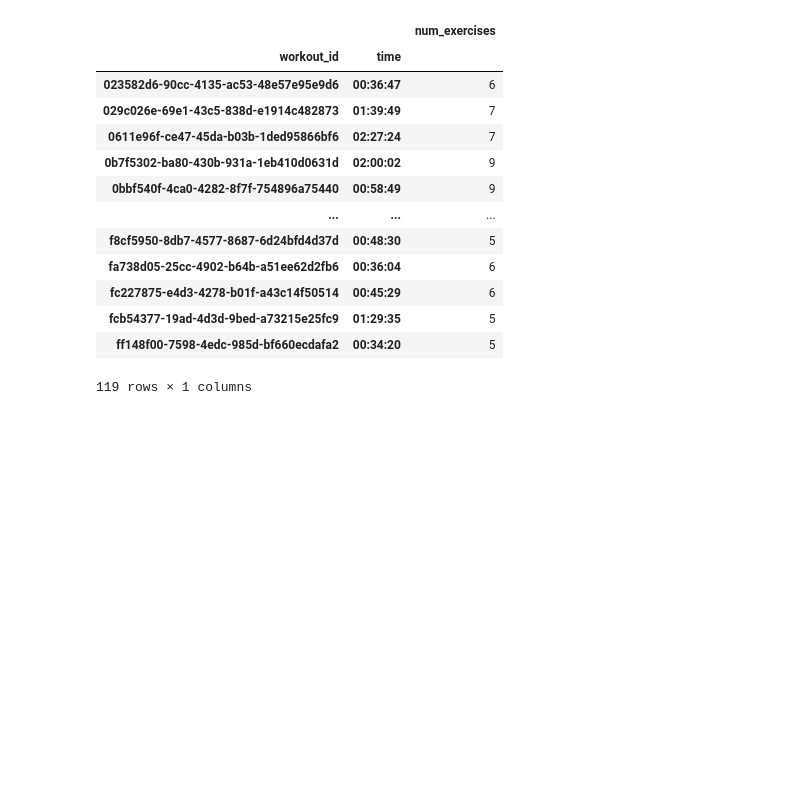
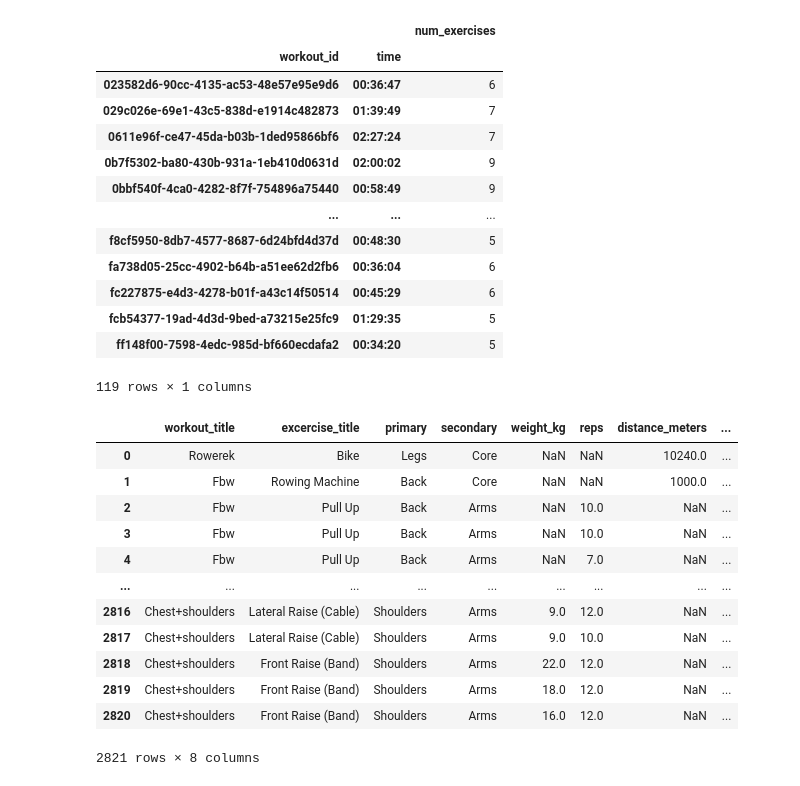
Before and after one commit to Miks007/Public-projects, a Jupyter notebook: Hevy workouts/Hevy_app.ipynb, the cells around one changed output. Drawn from its saved outputs; the diff is of its cells as text; code cells hidden in the pictures; blank space fills up the shorter version.

```diff
--- a/Hevy workouts/Hevy_app.ipynb
+++ b/Hevy workouts/Hevy_app.ipynb
@@ -191,3 +191,28 @@ grouped_workouts
 | fcb54377-19ad-4d3d-9bed-a73215e25fc9 | 01:29:35 | 5 |
 | ff148f00-7598-4edc-985d-bf660ecdafa2 | 00:34:20 | 5 |
 119 rows × 1 columns
+# %%
+import pandas as pd
+df = pd.read_csv('hevy_workouts_2024_06_27.csv', index_col=0)
+df['start_time'] = pd.to_datetime(df['start_time'])
+df['end_time'] = pd.to_datetime(df['end_time'])
+df['year'] = df['start_time'].dt.year.astype(str)
+df['month'] = df['start_time'].dt.month
+min_date = df['start_time'].min().date()
+max_date = df['end_time'].max().date()
+# %%
+df[['workout_title', 'excercise_title', 'primary', 'secondary', 'weight_kg', 'reps', 'distance_meters', 'duration_seconds']]
+# %% [output]
+|  | workout_title | excercise_title | primary | secondary | weight_kg | reps | distance_meters | ... |
+| 0 | Rowerek | Bike | Legs | Core | NaN | NaN | 10240.0 | ... |
+| 1 | Fbw | Rowing Machine | Back | Core | NaN | NaN | 1000.0 | ... |
+| 2 | Fbw | Pull Up | Back | Arms | NaN | 10.0 | NaN | ... |
+| 3 | Fbw | Pull Up | Back | Arms | NaN | 10.0 | NaN | ... |
+| 4 | Fbw | Pull Up | Back | Arms | NaN | 7.0 | NaN | ... |
+| ... | ... | ... | ... | ... | ... | ... | ... | ... |
+| 2816 | Chest+shoulders | Lateral Raise (Cable) | Shoulders | Arms | 9.0 | 12.0 | NaN | ... |
+| 2817 | Chest+shoulders | Lateral Raise (Cable) | Shoulders | Arms | 9.0 | 10.0 | NaN | ... |
+| 2818 | Chest+shoulders | Front Raise (Band) | Shoulders | Arms | 22.0 | 12.0 | NaN | ... |
+| 2819 | Chest+shoulders | Front Raise (Band) | Shoulders | Arms | 18.0 | 12.0 | NaN | ... |
+| 2820 | Chest+shoulders | Front Raise (Band) | Shoulders | Arms | 16.0 | 12.0 | NaN | ... |
+2821 rows × 8 columns
```
Also changed, not shown: 3 other files.
